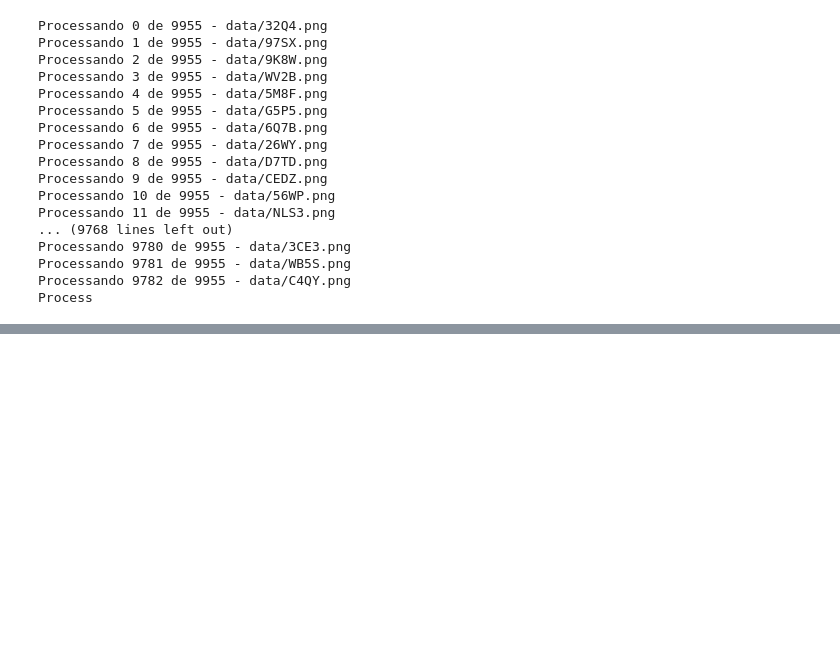
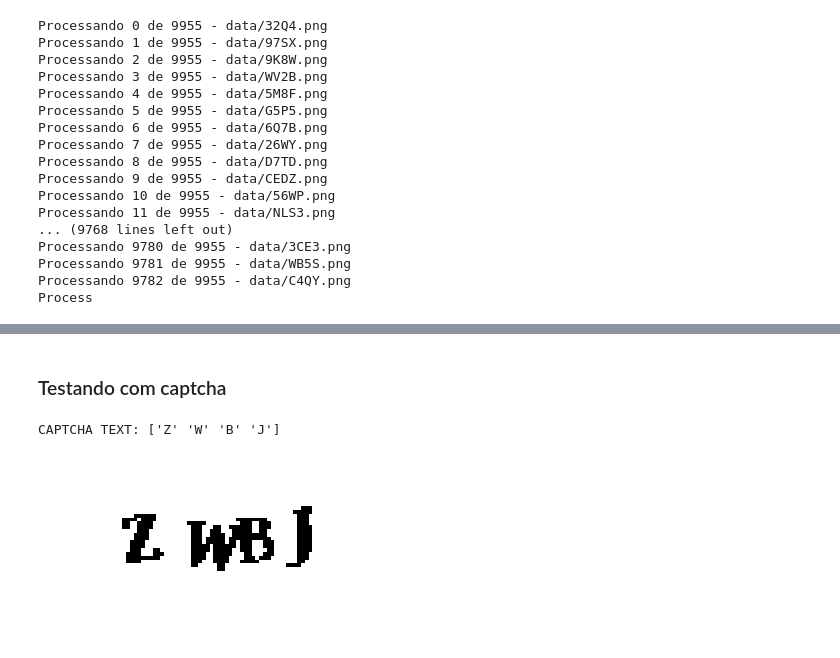
Before and after one commit to izmcm/captcha-break, a Jupyter notebook: captcha-break.ipynb, the cells around one changed output, grey strips where cells are left out. Saved outputs shown, nothing was run; the diff lists cells and outputs as text; code cells hidden in the pictures; blank space fills up the shorter version.

Commit message:
captcha break

```diff
--- a/captcha-break.ipynb
+++ b/captcha-break.ipynb
@@ -168,0 +265,15 @@ Process
+# %%
+FILE_LABELS_MODEL = "label_model.dat"
+
+dataImages = np.array(dataImages)/255
+dataLabels = np.array(dataLabels)
+
+print(image.shape)
+
+encoder = LabelBinarizer()
+dataLabels = encoder.fit_transform(dataLabels)
+
+(Xtrain, Xtest, Ytrain, Ytest) = train_test_split(dataImages, dataLabels, test_size=0.25, random_state=70)
+
+with open(FILE_LABELS_MODEL, "wb") as f:
+    pickle.dump(encoder, f)
@@ -168,0 +325,3 @@ Process
+# %%
+model.fit(Xtrain, Ytrain, validation_data=(Xtest, Ytest), batch_size=32, epochs=10, verbose=1)
+model.save(MODEL_FILE)
@@ -168,0 +346,33 @@ Process
+# %% [markdown]
+### Testando com captcha
+# %%
+dataImagesPredict = []
+
+img = cv2.imread("teste.png", 0)
+
+imgErode = processImage(img)
+imageRegions = findLetters(imgErode)
+
+for points in imageRegions:
+    x, y, w, h = points
+
+    image = imgErode[y:y + h, x:x + w]
+
+    image = resize_to_fit(image, 20, 20)
+    image = np.expand_dims(image, axis=2)
+
+    dataImagesPredict.append(image)
+
+dataImagesPredict = np.array(dataImagesPredict)/255
+
+for element in dataImagesPredict:
+    prediction = model.predict(dataImagesPredict)
+    letter = encoder.inverse_transform(prediction)
+
+print("CAPTCHA TEXT:", letter)
+plt.imshow(imgErode, cmap='gray')
+plt.axis('off')
+plt.show()
+# %% [output]
+CAPTCHA TEXT: ['Z' 'W' 'B' 'J']
+[figure, added]
```
Also changed, not shown: parts of 10 cells of this notebook, 2 other files.
